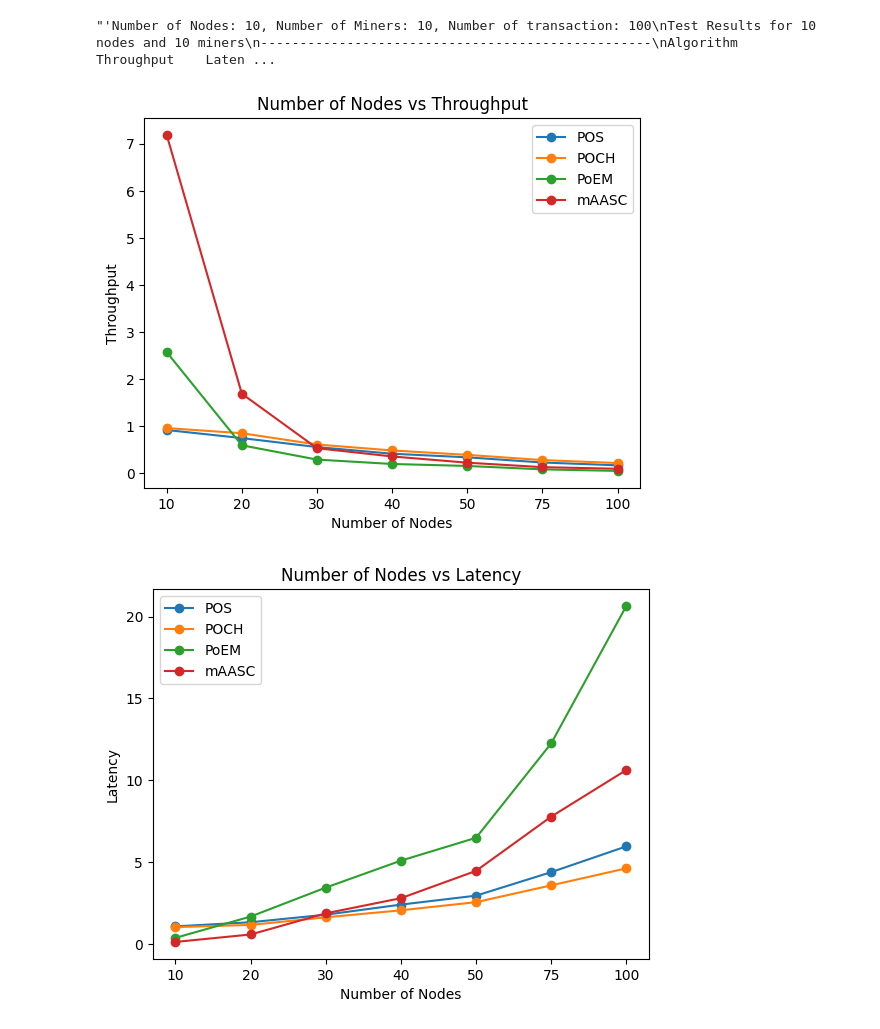
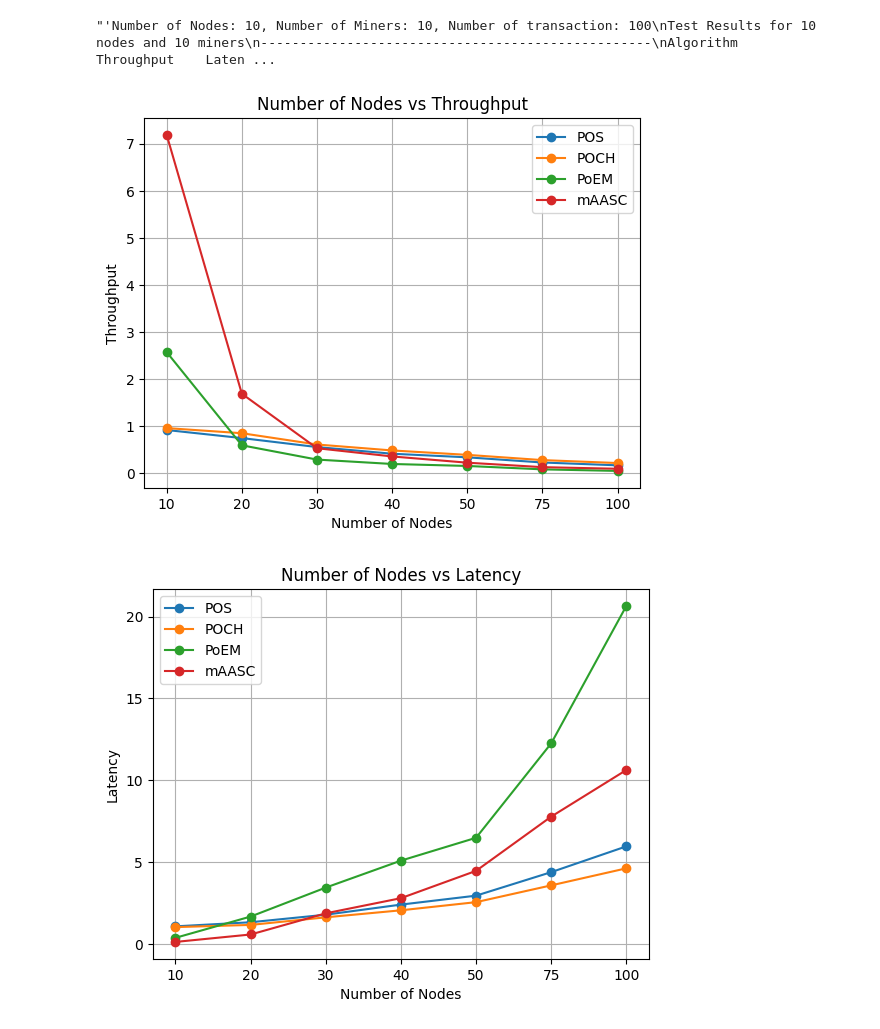
Before and after one commit to k3x9/blockchain-python, a Jupyter notebook: plotting.ipynb, the cells around one changed output. Saved outputs shown, nothing was run; the diff lists cells and outputs as text; code cells hidden in the pictures.

Commit message:
plotting corrected

```diff
--- a/plotting.ipynb
+++ b/plotting.ipynb
@@ -164,25 +164,26 @@ mAASC           0.0940462    10.6331        251.4         92.5039
 # %%
 # Thoroughput values
 pos = [0.917726, 0.746223, 0.555474, 0.413795, 0.33751, 0.227378, 0.167438]
 poch = [0.958493, 0.849446, 0.609727, 0.483344, 0.38964, 0.278441, 0.215923]
 poem = [2.57249, 0.592797, 0.289431, 0.196078, 0.153955, 0.0815647, 0.0484304]
 # aasc = [18.4388, 4.19075, 2.87229, 3.07151, 1.99701, 0.469273, 0.536665]
 maasc = [7.18794, 1.6881, 0.530659, 0.355982, 0.223396, 0.128409, 0.0940462]
 
 # plotting
 plt.plot(pos,'o-',label='POS')
 plt.plot(poch,'o-',label='POCH')
 plt.plot(poem,'o-',label='PoEM')
 # plt.plot(aasc,'o-',label='AASC')
 plt.plot(maasc,'o-',label='mAASC')
 plt.xlabel('Number of Nodes')
 plt.ylabel('Throughput')
 plt.xticks(np.arange(7), ('10', '20', '30', '40', '50', '75', '100'))
 plt.title('Number of Nodes vs Throughput')
+plt.grid()
 plt.legend()
 plt.show()
 # %% [output]
-[figure, old version]
+[figure, new version]
 # %%
 # Latency values
 pos = [1.08965, 1.34008, 1.80026, 2.41665, 2.96287, 4.39795, 5.97234]
@@ -201,10 +202,11 @@ plt.xlabel('Number of Nodes')
 plt.ylabel('Latency')
 plt.xticks(np.arange(7), ('10', '20', '30', '40', '50', '75', '100'))
 plt.title('Number of Nodes vs Latency')
+plt.grid()
 plt.legend()
 plt.show()
 # %% [output]
-[figure, old version]
+[figure, new version]
 # %%
 # CPU Usage values
 pos = [3.3, 21.6, 59.1, 92.8, 111.2, 116.6, 159.5]
```
Also changed, not shown: parts of 2 cells of this notebook.
